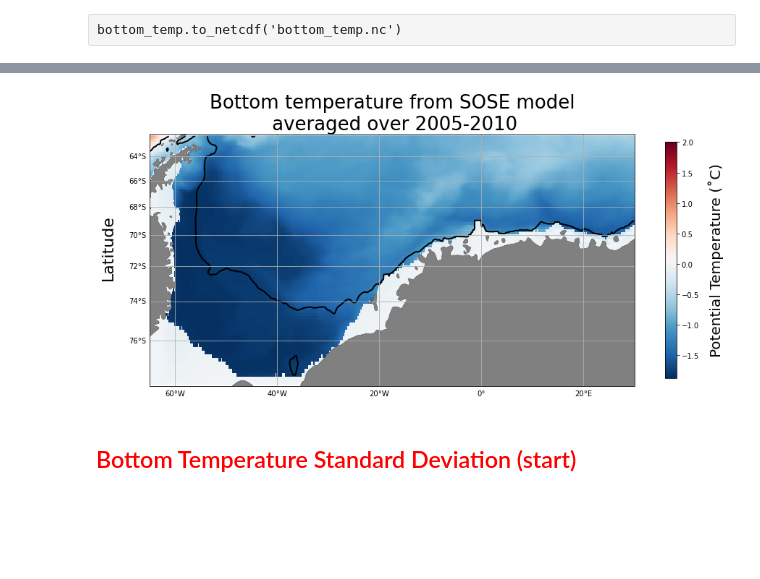
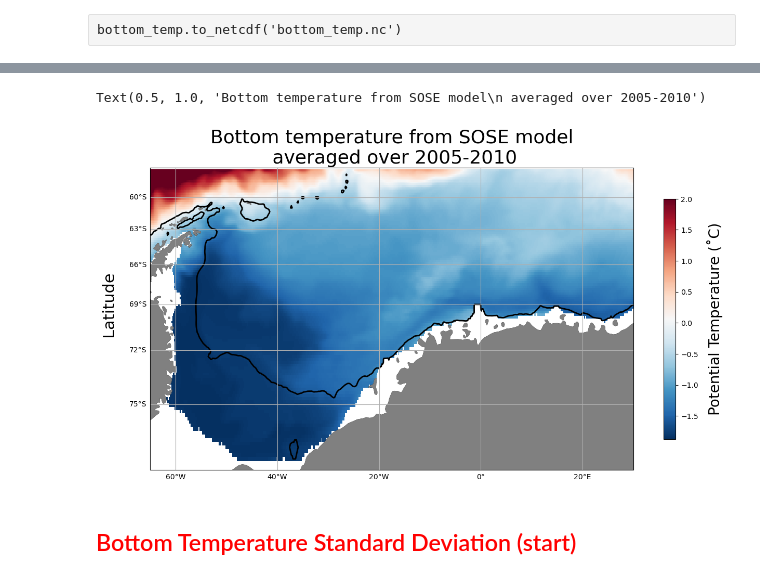
Before and after one commit to shanicetbailey/chapter1, a Jupyter notebook: SOSE-budgets/5_bottom-temp_slt-std-figs.ipynb, the cells around one changed output, grey strips where cells are left out. Saved outputs shown, nothing was run; the diff lists cells and outputs as text; code cells hidden in the pictures; blank space fills up the shorter version.

```diff
--- a/SOSE-budgets/5_bottom-temp_slt-std-figs.ipynb
+++ b/SOSE-budgets/5_bottom-temp_slt-std-figs.ipynb
@@ -79,7 +55,7 @@ def open_ds(filename):
     path = "pangeo-tmp/stb2145/models/SOSE/"
     return xr.open_zarr(gcfs_w_token.get_mapper(path + filename), consolidated=False)
 
-coords = open_ds('coords_wg.zarr')
+coords_unrolled = open_ds('coords.zarr')
 ds_tns = open_ds('ds_tns.zarr')
 
 #WG boundaries (65˚W, 30˚E; 80˚S, 57˚S)
@@ -95,6 +71,11 @@ lon_range = dict(XC=slice(left_lon, right_lon))
 lat_range_u = dict(YG=slice(lower_lat, upper_lat+1))
 lon_range_u = dict(XG=slice(left_lon, right_lon+1))
 
+#can't roll_coords=True for this nb
+#so instead of load in coords_wg, load in uploaded global coords and then roll/slice
+coords = coords_unrolled.roll(XC=700, XG=700).isel(**lat_range, **lon_range, **lat_range_u, **lon_range_u)
+coords_surf_mask = coords_unrolled.roll(XC=700, XG=700, roll_coords=True).isel(**lat_range, **lon_range,
+                                                                               **lat_range_u, **lon_range_u)
 ds = ds_tns.roll(XC=700, roll_coords=True).isel(**lat_range, **lon_range)
 # %%
 ds.THETA[0,0].drop('XC').plot();
@@ -104,8 +85,8 @@ ds.THETA[0,0].drop('XC').plot();
 lon_depth = coords.XC
 lat_depth = coords.YC
 
-lon_temp = coords.XC
-lat_temp = coords.YC
+lon_temp = ds.XC
+lat_temp = ds.YC
 # %%
 temp_wg = ds.THETA
 # %%
@@ -210,2 +186,2 @@ ax1.contour(lon_depth, lat_depth, coords_wg.Depth, levels=[1000], colors='k')
 # %%
-surface_mask = (coords.hFacC[0].isel(**lat_range, **lon_range)>0).load()
+surface_mask = (coords_surf_mask.hFacC[0] > 0).load()
@@ -355,2 +322,4 @@ bottom_temp.swap_dims({'XC': 'lon'}).plot(ax=ax)
 # %% [raw]
 bottom_temp.to_netcdf('bottom_temp.nc')
+# %%
+surf_mask = surface_mask.assign_coords({'lon': ('XC', lon_fixed)})
@@ -357,35 +332,36 @@ bottom_temp.to_netcdf('bottom_temp.nc')
 # %%
 proj = ccrs.Mercator() #with Mercator you can put lat lon values.
 fig, ax = plt.subplots(figsize=(15, 15), subplot_kw=dict(projection=proj))
 
-ax.set_extent([-65, 30, -78, -62], crs=ccrs.PlateCarree())
+ax.set_extent([-65, 30, -78, -57], crs=ccrs.PlateCarree())
 ax.coastlines(resolution='50m')
 
 ax.add_feature(cfeature.NaturalEarthFeature('physical', 'land', '50m',
                                         edgecolor='face',
                                         facecolor='0.5'))
 #1000m isobath
-ax.contour(lon_fixed, lat_depth, coords_wg.Depth, levels=[1000], colors='k', linewidths=2, transform=ccrs.PlateCarree())
+ax.contour(lon_fixed, lat_depth, coords.Depth, levels=[1000], colors='k', linewidths=2, transform=ccrs.PlateCarree())
 
-im = ax.pcolormesh(lon_fixed, lat_temp, bottom_temp, transform=ccrs.PlateCarree(), cmap='RdBu_r', vmax=2)
+im = ax.pcolormesh(lon_fixed, lat_temp, bottom_temp.where(surf_mask), transform=ccrs.PlateCarree(), cmap='RdBu_r', vmax=2)
 cb = fig.colorbar(im, ax=ax, shrink=0.4)
 cb.set_label("Potential Temperature (˚C)", labelpad=12, fontsize=20)
 
 g1 = ax.gridlines(crs=ccrs.PlateCarree(), draw_labels=True)
 g1.xlabels_top = False
 g1.ylabels_right = False
 
 ax.text(-0.07, 0.55, 'Latitude', va='bottom', ha='center',
         rotation='vertical', rotation_mode='anchor',
         transform=ax.transAxes, fontsize=22)
 #ax.text(0.5, -0.13, 'Longitude', va='bottom', ha='center',
 #        rotation='horizontal', rotation_mode='anchor',
 #        transform=ax.transAxes, fontsize=12)
 
 plt.title('Bottom temperature from SOSE model\n averaged over 2005-2010', fontsize=26)
-plt.savefig('bot-temp-sose-1km-isobath.pdf');
+#plt.savefig('bot-temp-sose-1km-isobath.pdf');
 # %% [output]
+Text(0.5, 1.0, 'Bottom temperature from SOSE model\n averaged over 2005-2010')
-[figure, old version]
+[figure, new version]
 # %% [markdown]
 ## <span style='color:Red'> Bottom Temperature Standard Deviation (start)
 # %%
```
Also changed, not shown: parts of 70 cells of this notebook.
